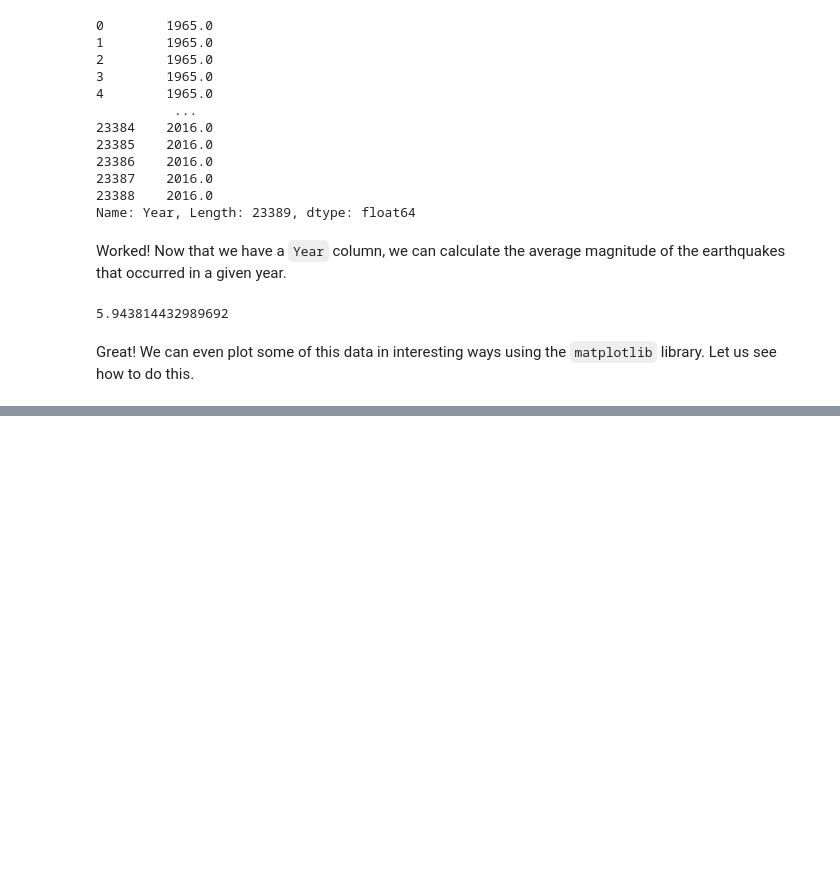
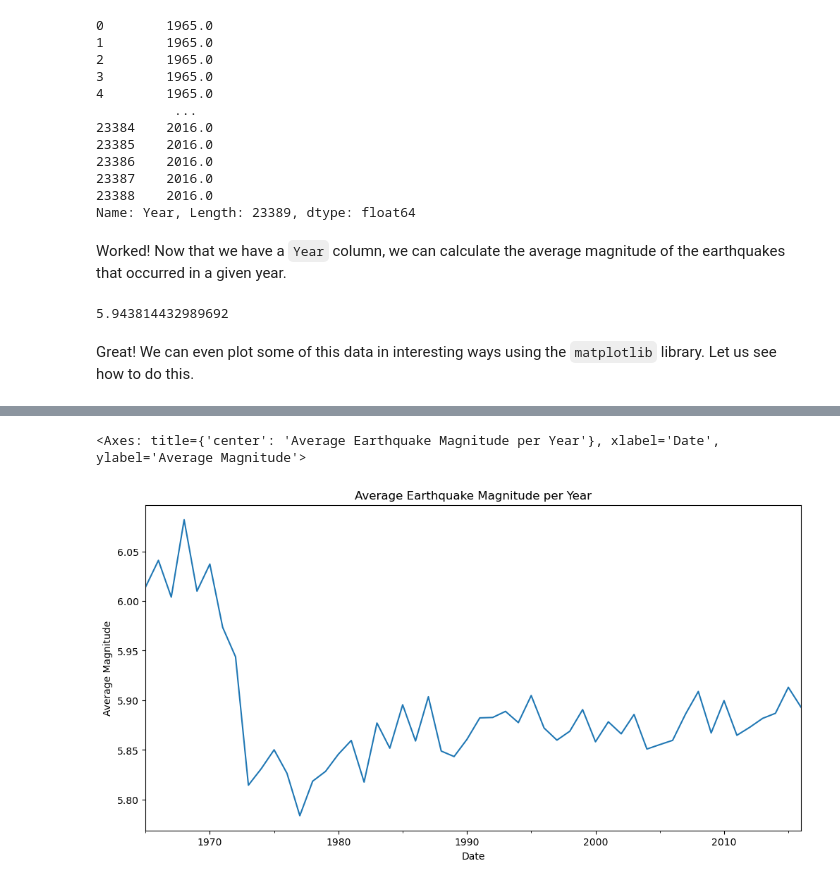
Before and after one commit to pedro-leitao/pedro-leitao.github.io, a Jupyter notebook: python-for-students/diving-into-data.ipynb, the cells around one changed output, grey strips where cells are left out. Cells and saved outputs as stored; diff of their text form; code cells hidden in the pictures; blank space fills up the shorter version.

```diff
--- a/python-for-students/diving-into-data.ipynb
+++ b/python-for-students/diving-into-data.ipynb
@@ -526,0 +531,15 @@ earthquakes[earthquakes['Year'] == 1972].plot(
+# %%
+avg_magnitude_per_year = earthquakes.resample(
+    rule='YE',
+    on='Date'
+)['Magnitude'].mean()
+
+avg_magnitude_per_year.plot(
+    kind='line',
+    title='Average Earthquake Magnitude per Year',
+    ylabel='Average Magnitude',
+    figsize=(12, 6)
+)
+# %% [output]
+<Axes: title={'center': 'Average Earthquake Magnitude per Year'}, xlabel='Date', ylabel='Average Magnitude'>
+[figure, added]
```
Also changed, not shown: parts of 17 cells of this notebook.
